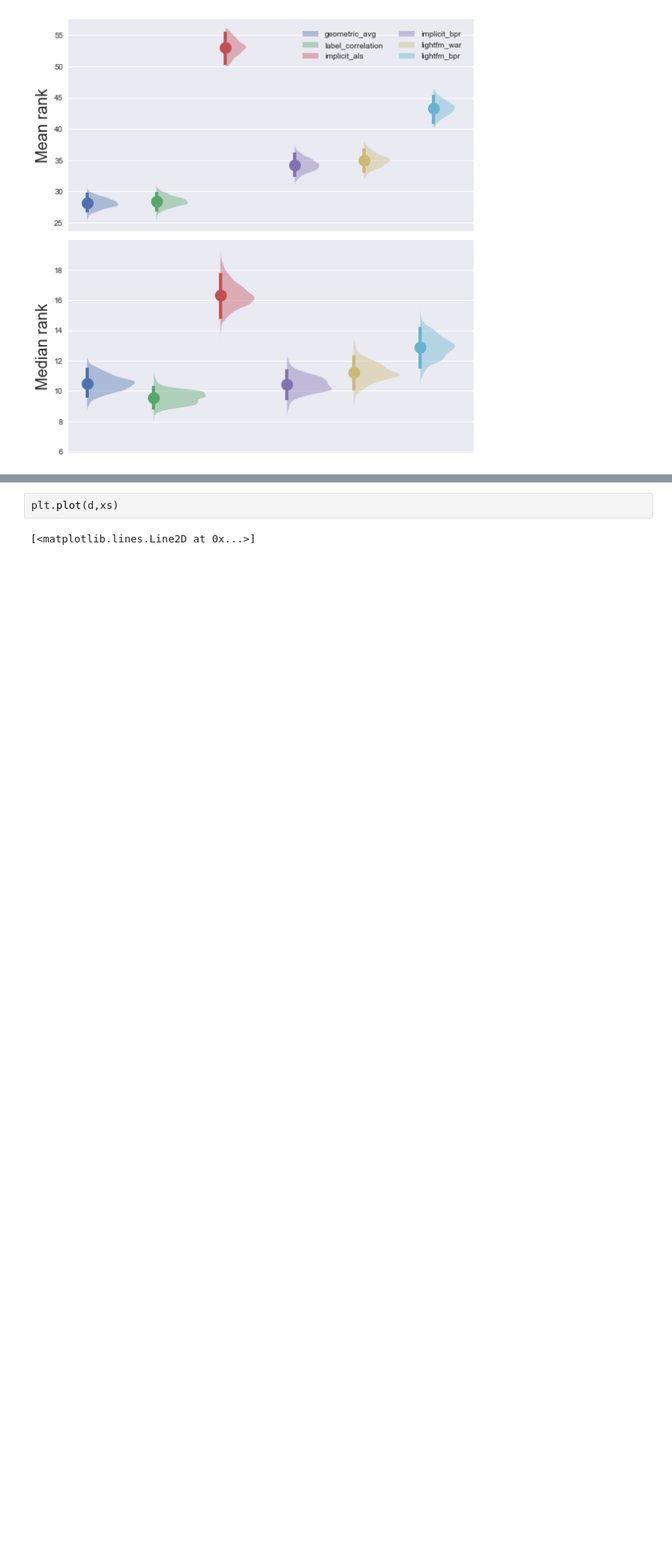
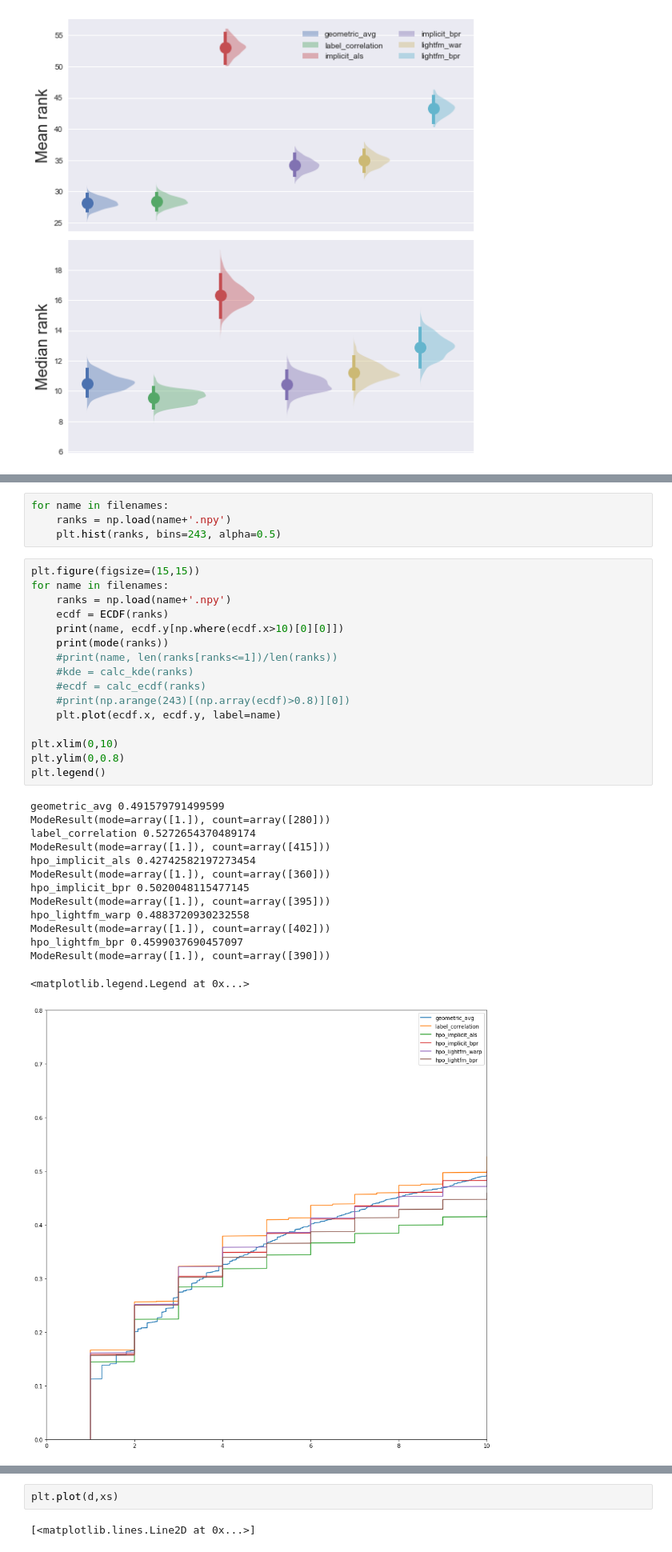
Before and after one commit to ljmartin/molrec, a Jupyter notebook: time_split/code_scrapbook.ipynb, the cells around one changed output, grey strips where cells are left out. Shown at 80% size. Drawn from its saved outputs; the diff is of its cells as text; blank space fills up the shorter version.

```diff
--- a/time_split/code_scrapbook.ipynb
+++ b/time_split/code_scrapbook.ipynb
@@ -187,0 +340,35 @@ NUTS: [b, a]
+# %%
+for name in filenames:
+    ranks = np.load(name+'.npy')
+    plt.hist(ranks, bins=243, alpha=0.5)
+# %%
+plt.figure(figsize=(15,15))
+for name in filenames:
+    ranks = np.load(name+'.npy')
+    ecdf = ECDF(ranks)
+    print(name, ecdf.y[np.where(ecdf.x>10)[0][0]])
+    print(mode(ranks))
+    #print(name, len(ranks[ranks<=1])/len(ranks))
+    #kde = calc_kde(ranks)
+    #ecdf = calc_ecdf(ranks)
+    #print(np.arange(243)[(np.array(ecdf)>0.8)][0])
+    plt.plot(ecdf.x, ecdf.y, label=name)
+
+plt.xlim(0,10)
+plt.ylim(0,0.8)
+plt.legend()
+# %% [output]
+geometric_avg 0.491579791499599
+ModeResult(mode=array([1.]), count=array([280]))
+label_correlation 0.5272654370489174
+ModeResult(mode=array([1.]), count=array([415]))
+hpo_implicit_als 0.42742582197273454
+ModeResult(mode=array([1.]), count=array([360]))
+hpo_implicit_bpr 0.5020048115477145
+ModeResult(mode=array([1.]), count=array([395]))
+hpo_lightfm_warp 0.4883720930232558
+ModeResult(mode=array([1.]), count=array([402]))
+hpo_lightfm_bpr 0.4599037690457097
+ModeResult(mode=array([1.]), count=array([390]))
+<matplotlib.legend.Legend at 0x...>
+[figure, added]
```
Also changed, not shown: parts of 20 cells of this notebook, 7 other files.
